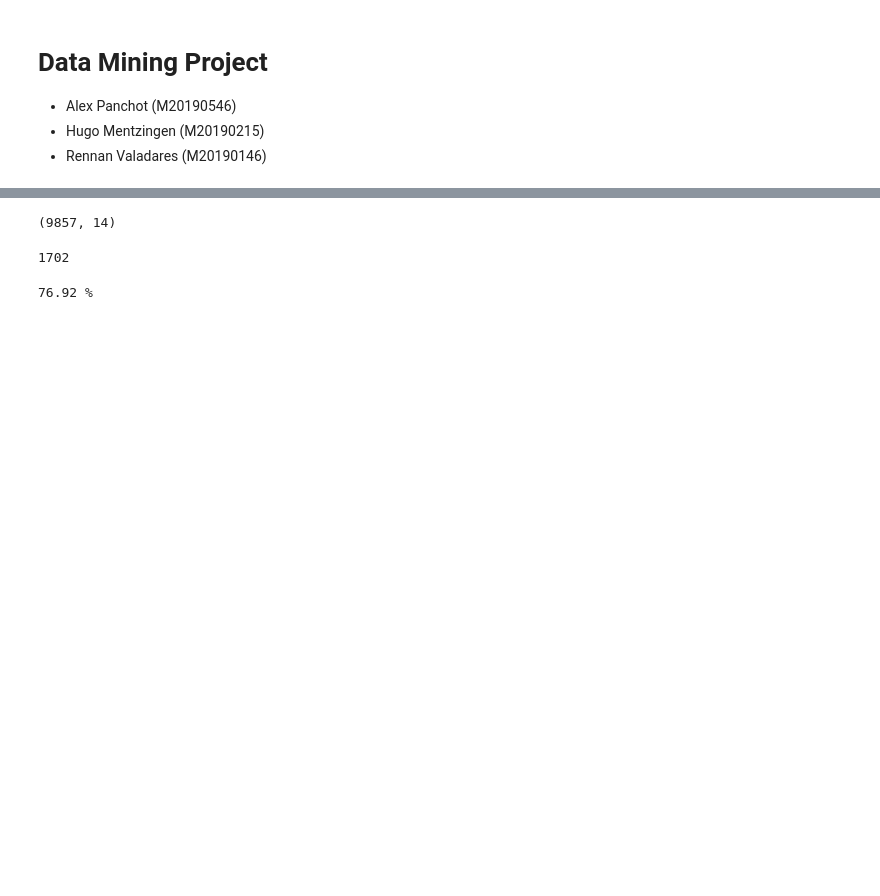
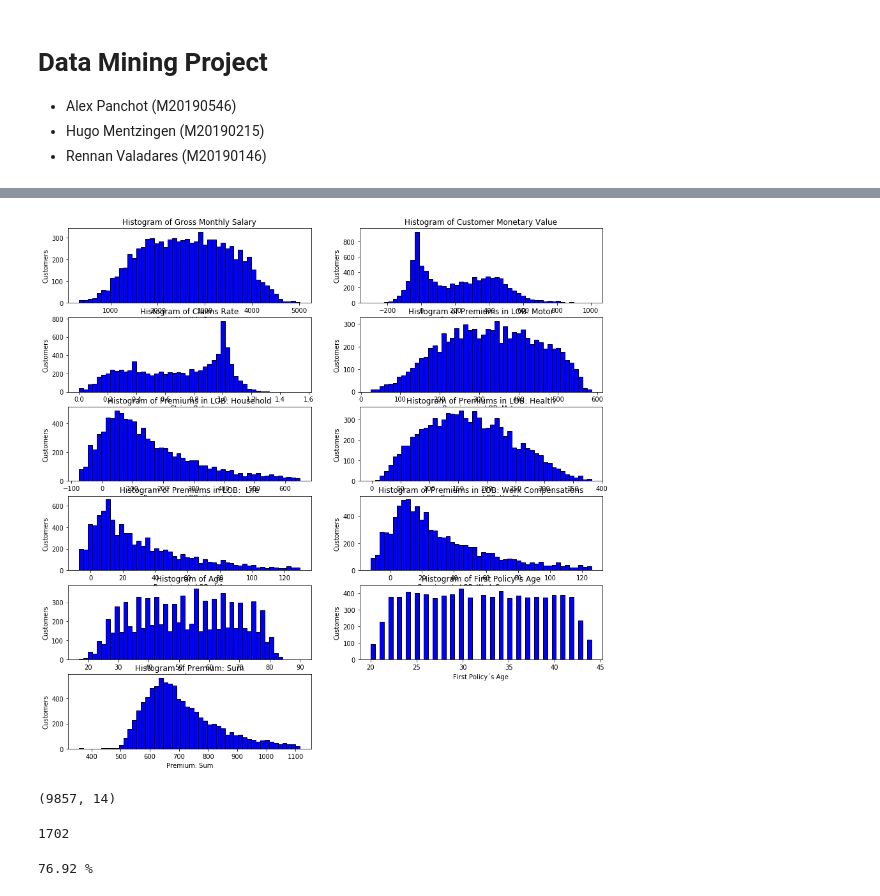
Before and after one commit to apanchot/data_mining, a Jupyter notebook: Data_Mining_Project.ipynb, the cells around one changed output, grey strips where cells are left out. Drawn from its saved outputs; the diff is of its cells as text; code cells hidden in the pictures; blank space fills up the shorter version.

```diff
--- a/Data_Mining_Project.ipynb
+++ b/Data_Mining_Project.ipynb
@@ -104,7 +125,7 @@ def separateVariables(df):
 # %%
 #Function to perform outliers removal based on interquartile range (IQR)
 
-def removeOutliers(df):
+def removeOutliers(df, cutoff1, cutoff2, special_features):
 
     outliers_to_remove = []
     for feature in env_params['NumericalColumns']:
@@ -116,8 +137,12 @@ def removeOutliers(df):
             print('Percentiles: 25th=%.3f, 75th=%.3f, IQR=%.3f' % (q25, q75, iqr))
 
             #calculate the outlier cutoff
-            cut_off = iqr * 3
-            lower, upper = q25 - cut_off, q75 + cut_off
+            if feature not in special_features:
+                cut_off = iqr * cutoff1
+                lower, upper = q25 - cut_off, q75 + cut_off
+            else:
+                cut_off = iqr * cutoff2
+                lower, upper = q25 - cut_off, q75 + cut_off
 
             #identify outliers
             outliers = [index for index, value in df[feature].iteritems() if value < lower or value > upper]
@@ -417,0 +473,2 @@ Identified outliers: 1
+# %%
+outliers = removeOutliers(insurance_df, 1.5, 3, features)
@@ -431,3 +506,7 @@ insurance_df.shape
+# %%
+histogram(insurance_df, features)
+# %% [output]
+[figure, added]
 # %%
 #Drop rows with more than 3 NaN's
 insurance_df.dropna(thresh=(len(insurance_df.columns) - 3), inplace=True, axis=0)
```
Also changed, not shown: parts of 9 cells of this notebook, 4 other files.
